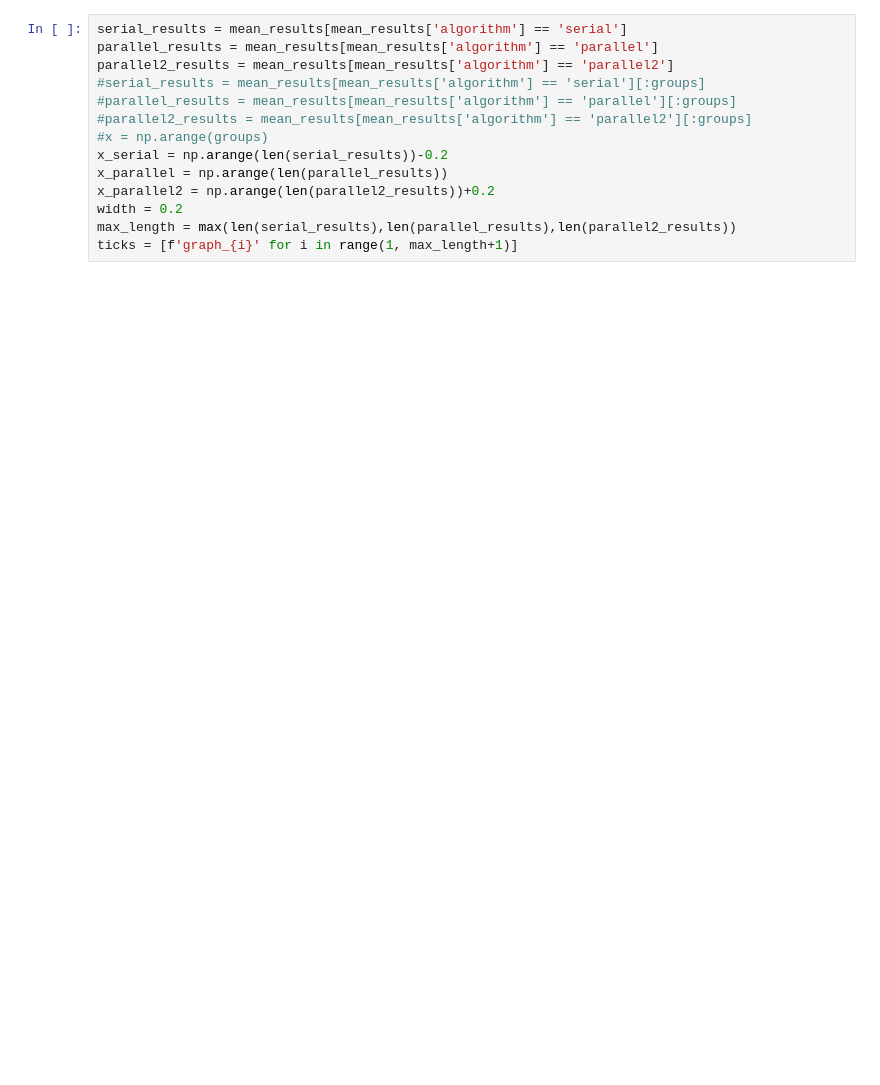
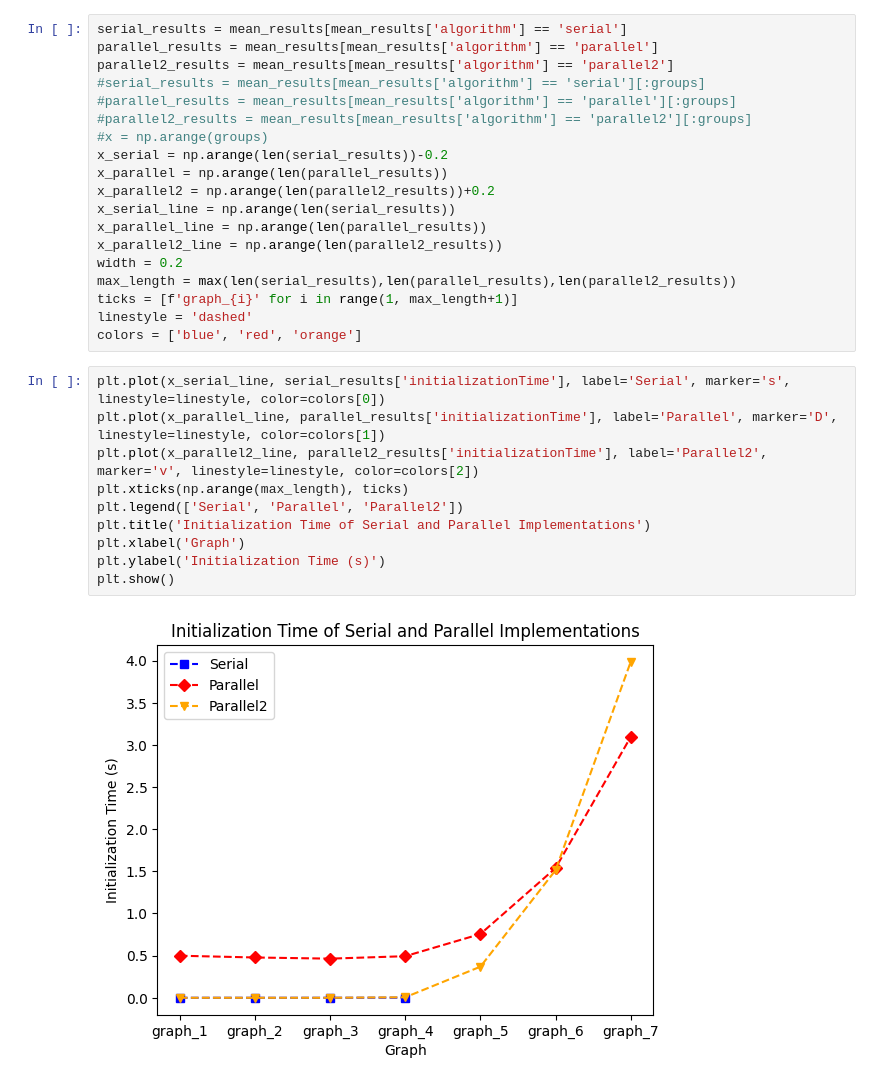
Before and after one commit to Daniele974/GraphCuts_CUDA, a Jupyter notebook: result_analysis.ipynb, the cells around one changed output. Drawn from its saved outputs; the diff is of its cells as text; blank space fills up the shorter version.

```diff
--- a/result_analysis.ipynb
+++ b/result_analysis.ipynb
@@ -75,7 +71,24 @@ parallel2_results = mean_results[mean_results['algorithm'] == 'parallel2']
 x_serial = np.arange(len(serial_results))-0.2
 x_parallel = np.arange(len(parallel_results))
 x_parallel2 = np.arange(len(parallel2_results))+0.2
+x_serial_line = np.arange(len(serial_results))
+x_parallel_line = np.arange(len(parallel_results))
+x_parallel2_line = np.arange(len(parallel2_results))
 width = 0.2
 max_length = max(len(serial_results),len(parallel_results),len(parallel2_results))
 ticks = [f'graph_{i}' for i in range(1, max_length+1)]
+linestyle = 'dashed'
+colors = ['blue', 'red', 'orange']
+# %%
+plt.plot(x_serial_line, serial_results['initializationTime'], label='Serial', marker='s', linestyle=linestyle, color=colors[0])
+plt.plot(x_parallel_line, parallel_results['initializationTime'], label='Parallel', marker='D', linestyle=linestyle, color=colors[1])
+plt.plot(x_parallel2_line, parallel2_results['initializationTime'], label='Parallel2', marker='v', linestyle=linestyle, color=colors[2])
+plt.xticks(np.arange(max_length), ticks)
+plt.legend(['Serial', 'Parallel', 'Parallel2'])
+plt.title('Initialization Time of Serial and Parallel Implementations')
+plt.xlabel('Graph')
+plt.ylabel('Initialization Time (s)')
+plt.show()
+# %% [output]
+[figure, added]
 # %%
```
Also changed, not shown: parts of 8 cells of this notebook, 2 other files.
